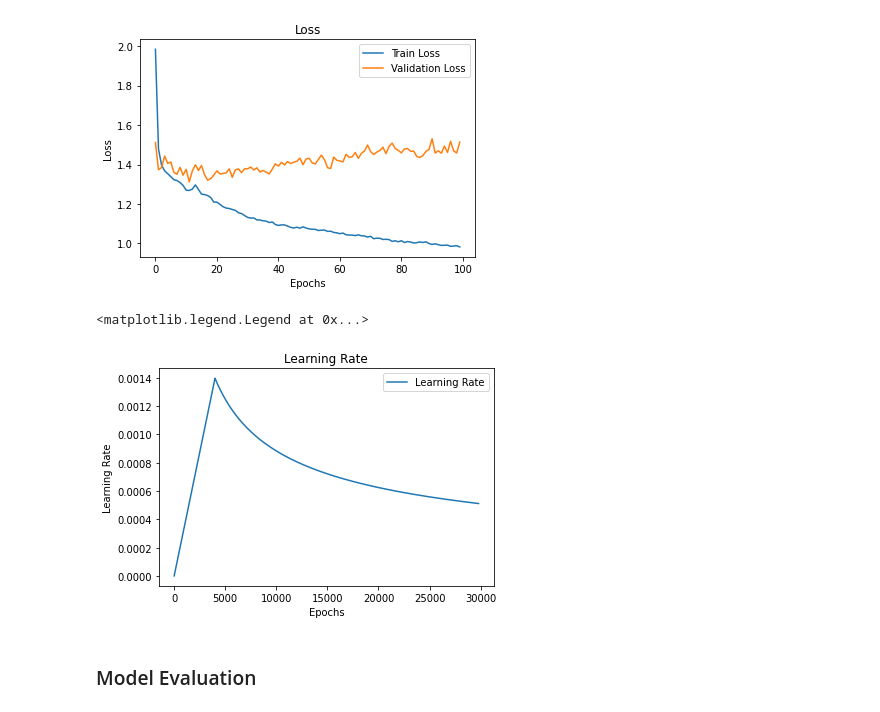
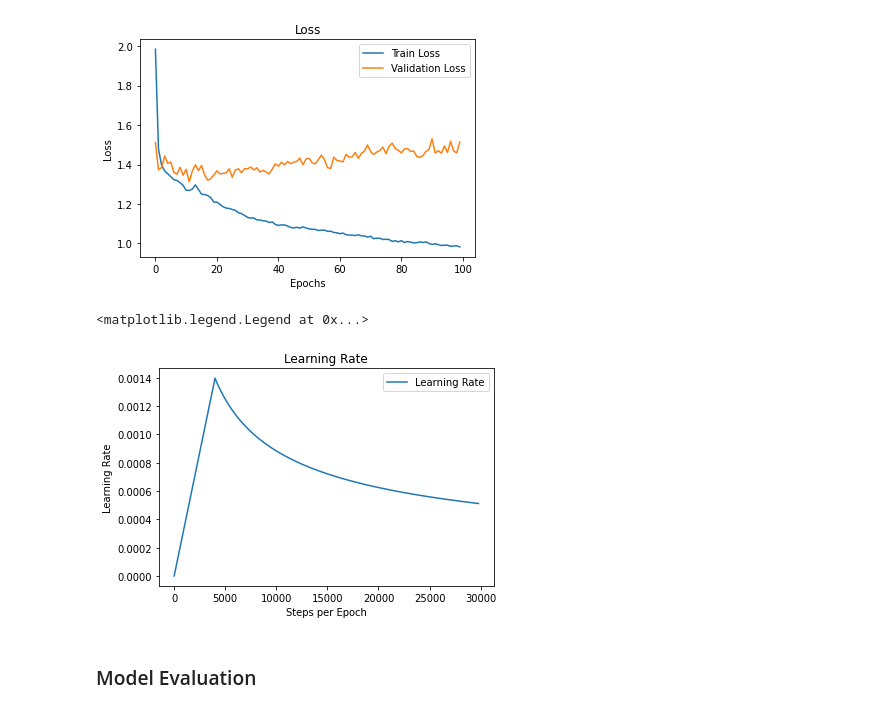
Before and after one commit to a-miller77/MoonWallRating-public, a Jupyter notebook: GradeClassification.ipynb, the cells around one changed output. Saved outputs shown, nothing was run; the diff lists cells and outputs as text; code cells hidden in the pictures.

```diff
--- a/GradeClassification.ipynb
+++ b/GradeClassification.ipynb
@@ -389,22 +378,22 @@ plt.legend()
 # %%
 #learning_rate = MultiGPU(d_model,
                          #step_stages=np.array([1, 20, 75, 120, 200]),
                          #step_mult=np.array([1.3, 1.2]),
                          #epochs_step=10.0)
 learning_rate = CustomSchedule(d_model)
 lr = np.array([])
 for i in range(1, 29800):
     lr = np.append(lr, learning_rate.__call__(i))
     #print(learning_rate.__call__(i).numpy())
 plt.title('Learning Rate')
-plt.xlabel('Epochs')
+plt.xlabel('Steps per Epoch')
 plt.ylabel('Learning Rate')
 plt.plot(lr, label='Learning Rate')
 #plt.axis([0, 300, 0, 0.000125])
 plt.legend()
 # %% [output]
 <matplotlib.legend.Legend at 0x...>
-[figure, old version]
+[figure, new version]
 # %% [markdown]
 ### Model Evaluation
 # %%
```
Also changed, not shown: parts of 2 cells of this notebook, 3 other files.
